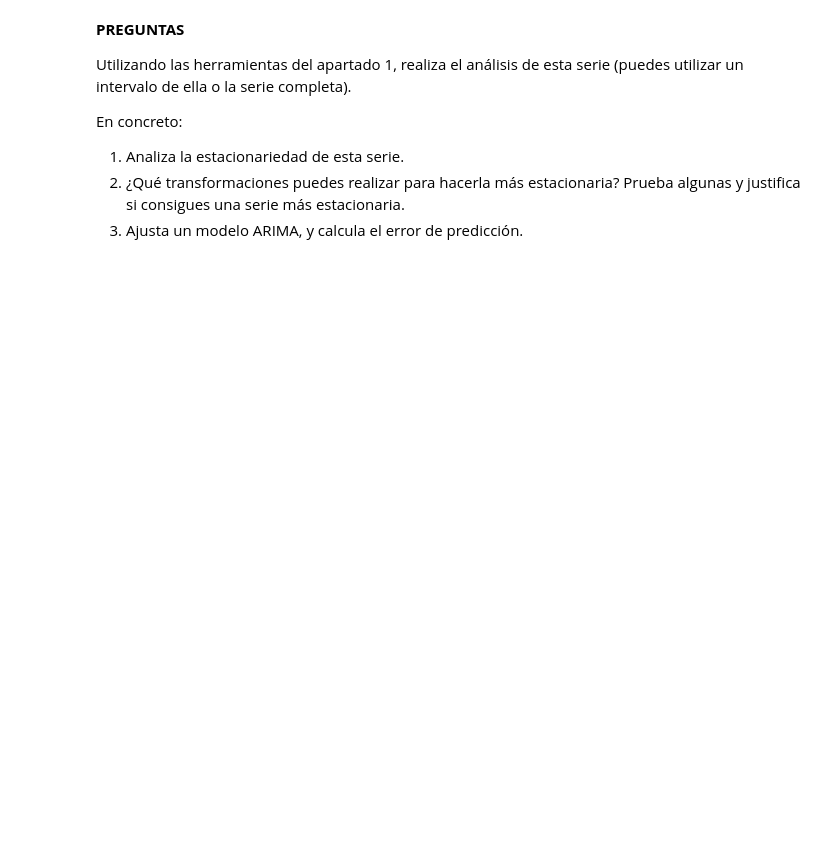
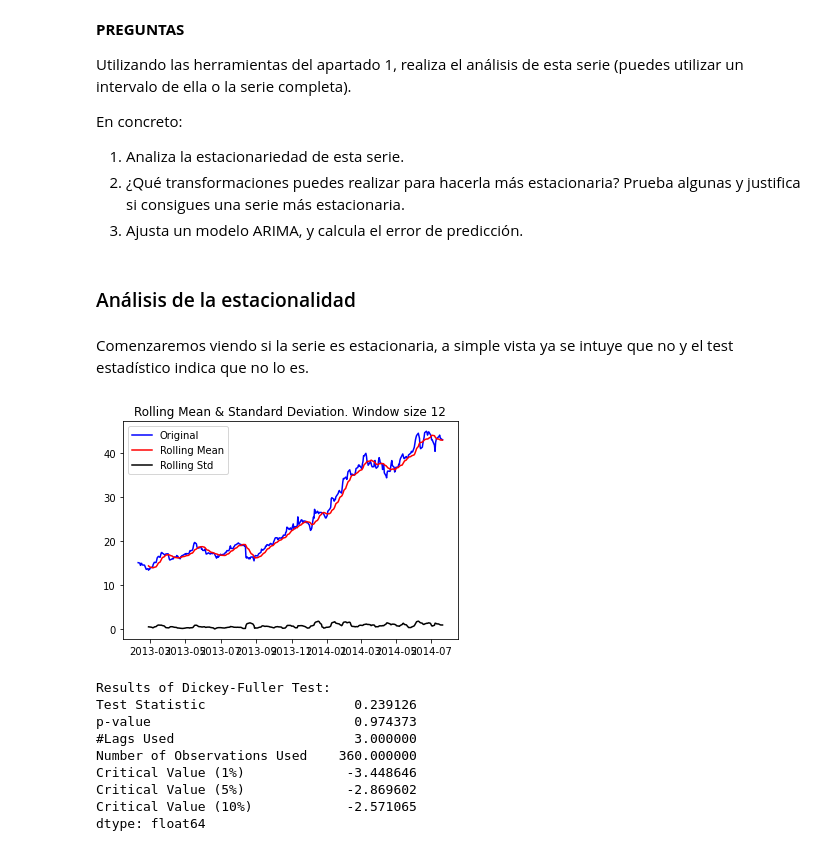
Before and after one commit to IkerVillegas/PIT, a Jupyter notebook: Practica_1/PR1_PIT.ipynb, the cells around one changed output. Saved outputs shown, nothing was run; the diff lists cells and outputs as text; code cells hidden in the pictures; blank space fills up the shorter version.

```diff
--- a/Practica_1/PR1_PIT.ipynb
+++ b/Practica_1/PR1_PIT.ipynb
@@ -733,0 +730,17 @@ Blanca +  Iker
+# %% [markdown]
+### Análisis de la estacionalidad
+# %% [markdown]
+Comenzaremos viendo si la serie es  estacionaria, a simple vista ya se intuye que no y el test estadístico indica que no lo es.
+# %%
+test_stationarity(data.high,12)
+# %% [output]
+[figure, added]
+Results of Dickey-Fuller Test:
+Test Statistic                   0.239126
+p-value                          0.974373
+#Lags Used                       3.000000
+Number of Observations Used    360.000000
+Critical Value (1%)             -3.448646
+Critical Value (5%)             -2.869602
+Critical Value (10%)            -2.571065
+dtype: float64
```
Also changed, not shown: parts of 9 cells of this notebook.
